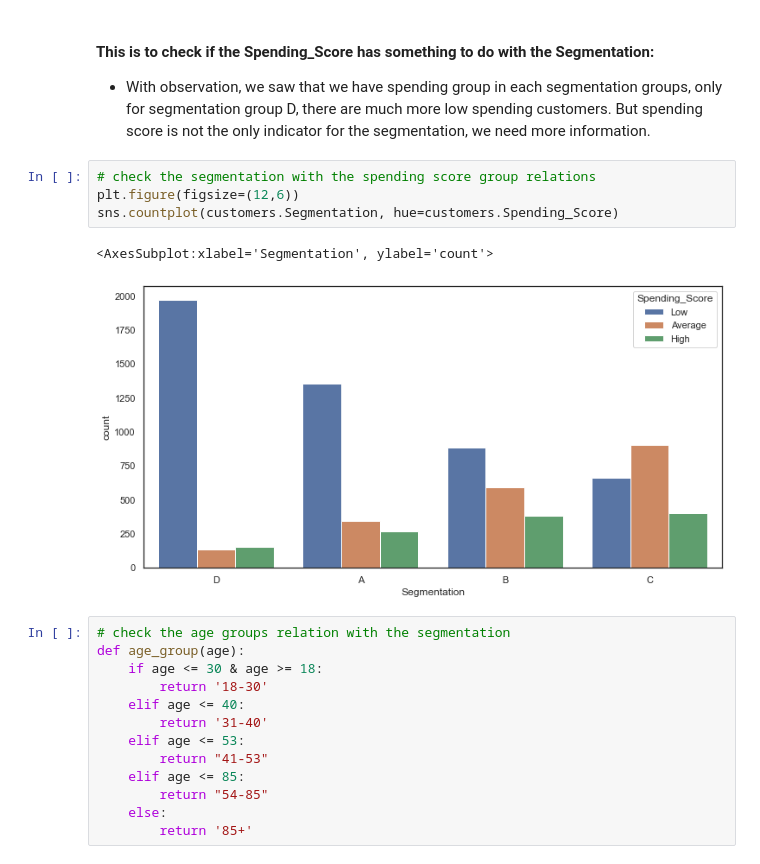
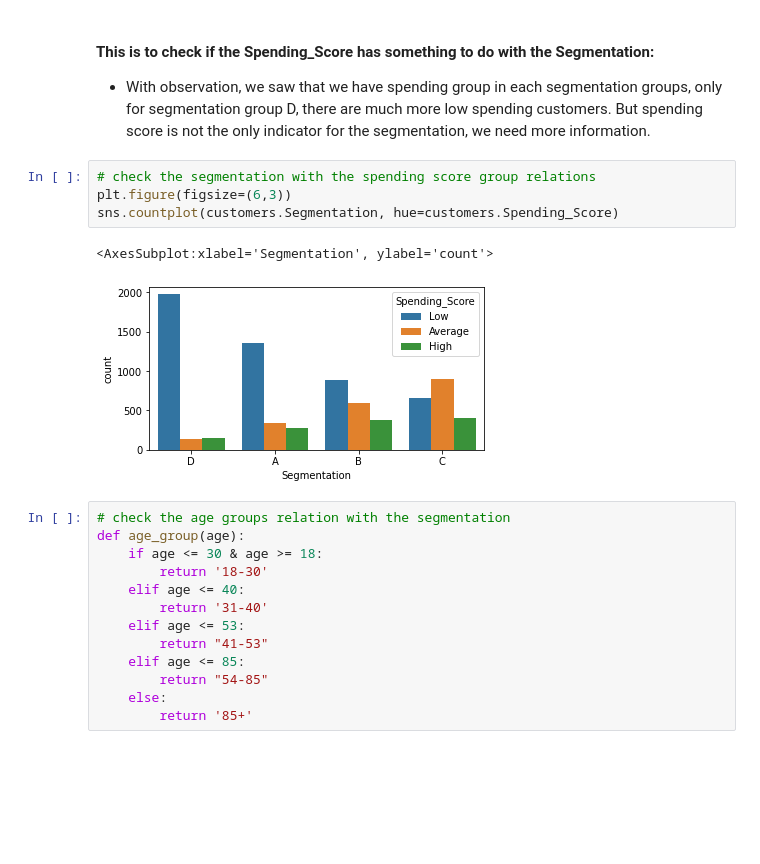
Before and after one commit to Agnes-Lain/data-certification-exam, a Jupyter notebook: decision_science/customers_segmentation_exam.ipynb, the cells around one changed output. Drawn from its saved outputs; the diff is of its cells as text; blank space fills up the shorter version.

```diff
--- a/decision_science/customers_segmentation_exam.ipynb
+++ b/decision_science/customers_segmentation_exam.ipynb
@@ -232,11 +239,11 @@ sns.boxplot(customers['Family_Size'], ax=axes[2,1])
 - With observation, we saw that we have spending group in each segmentation groups, only for segmentation group D, there are much more low spending customers. But spending score is not the only indicator for the segmentation, we need more information.
 # %%
 # check the segmentation with the spending score group relations
-plt.figure(figsize=(12,6))
+plt.figure(figsize=(6,3))
 sns.countplot(customers.Segmentation, hue=customers.Spending_Score)
 # %% [output]
 <AxesSubplot:xlabel='Segmentation', ylabel='count'>
-[figure, old version]
+[figure, new version]
 # %%
 # check the age groups relation with the segmentation
 def age_group(age):
```
Also changed, not shown: parts of 16 cells of this notebook, 5 other files.
